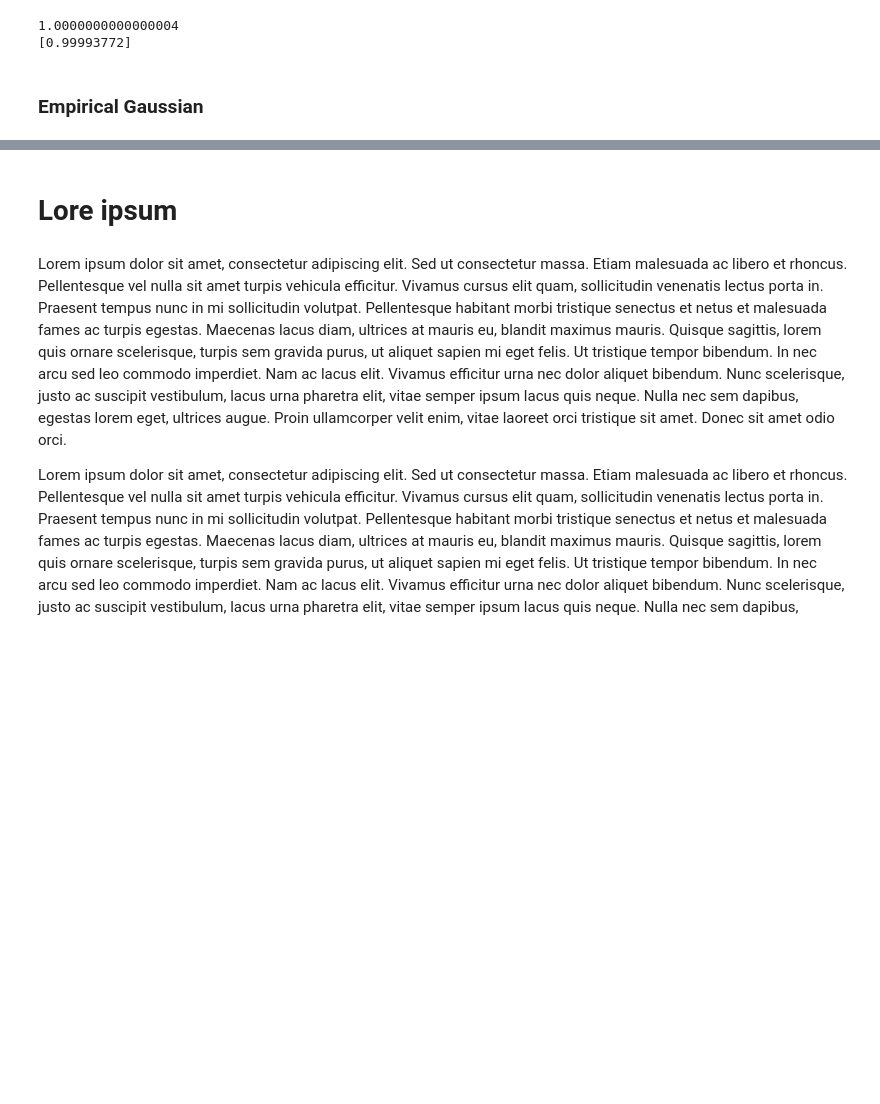
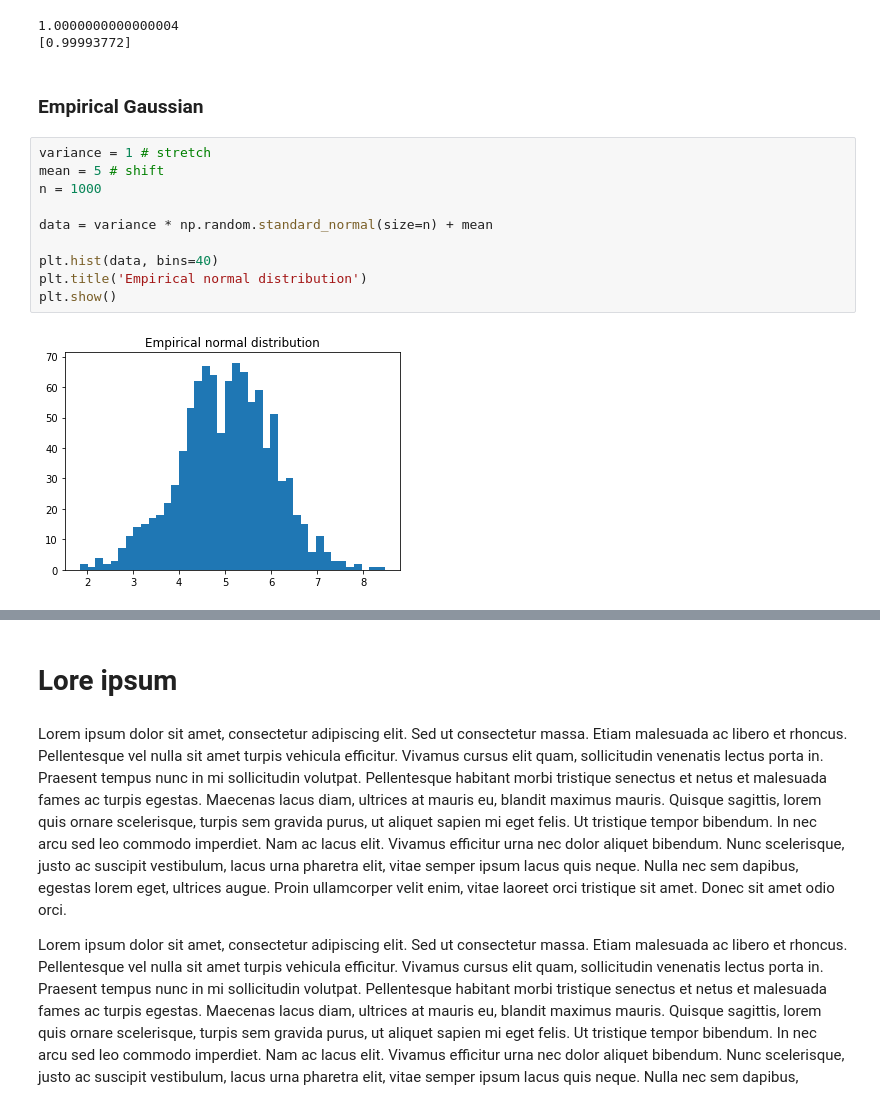
Before and after one commit to darkodraskovic/math-datasci, a Jupyter notebook: datasci/descriptive_stats.ipynb, the cells around one changed output, grey strips where cells are left out. Saved outputs shown, nothing was run; the diff lists cells and outputs as text; blank space fills up the shorter version.

```diff
--- a/datasci/descriptive_stats.ipynb
+++ b/datasci/descriptive_stats.ipynb
@@ -61,3 +61,15 @@ print(sum(gausdist) * np.diff(x[:2]))
 [0.99993772]
 # %% [markdown]
 ### Empirical Gaussian
+# %%
+variance = 1 # stretch
+mean = 5 # shift
+n = 1000
+
+data = variance * np.random.standard_normal(size=n) + mean
+
+plt.hist(data, bins=40)
+plt.title('Empirical normal distribution')
+plt.show()
+# %% [output]
+[figure, added]
```
Also changed, not shown: parts of 16 cells of this notebook, 4 other files.
